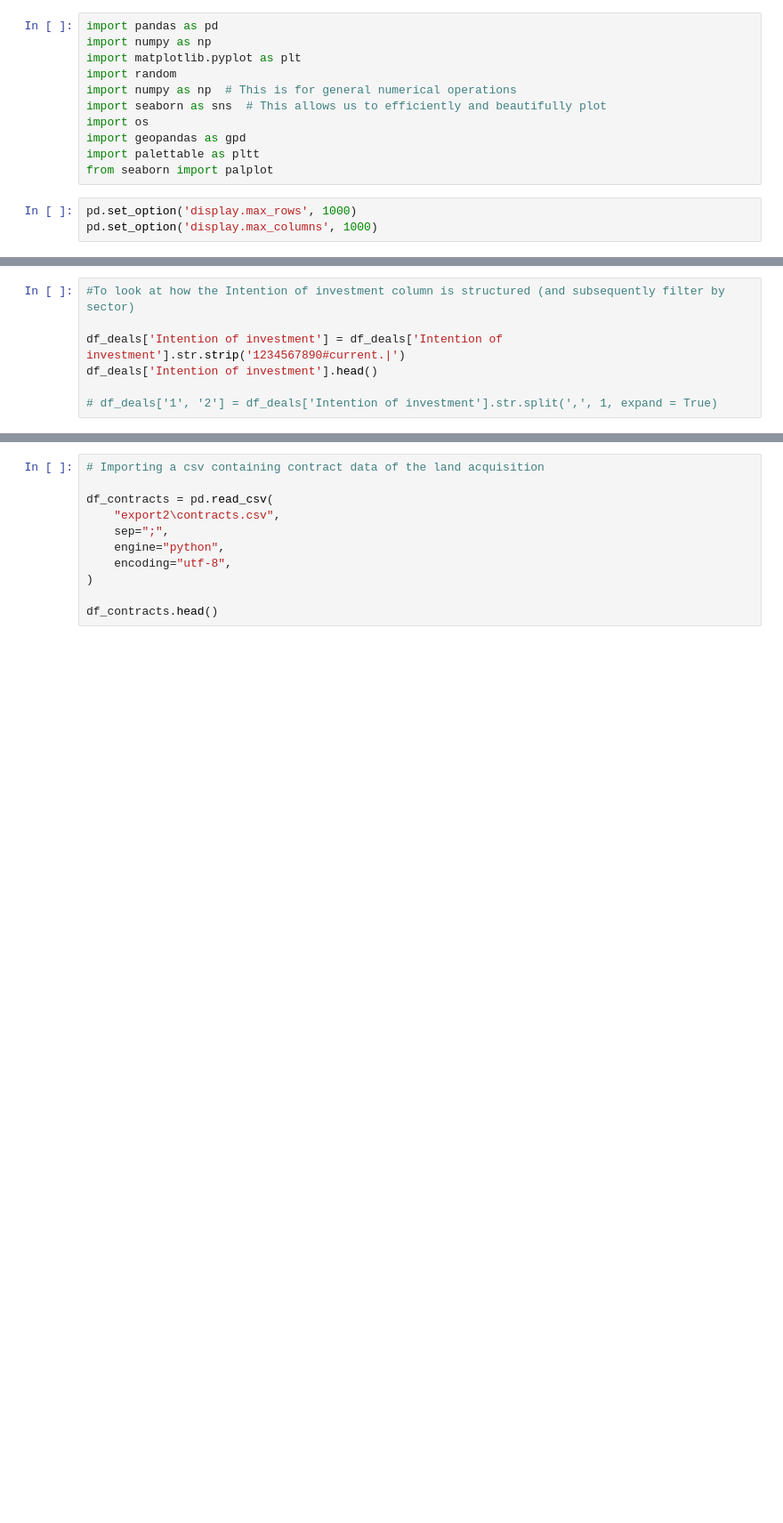
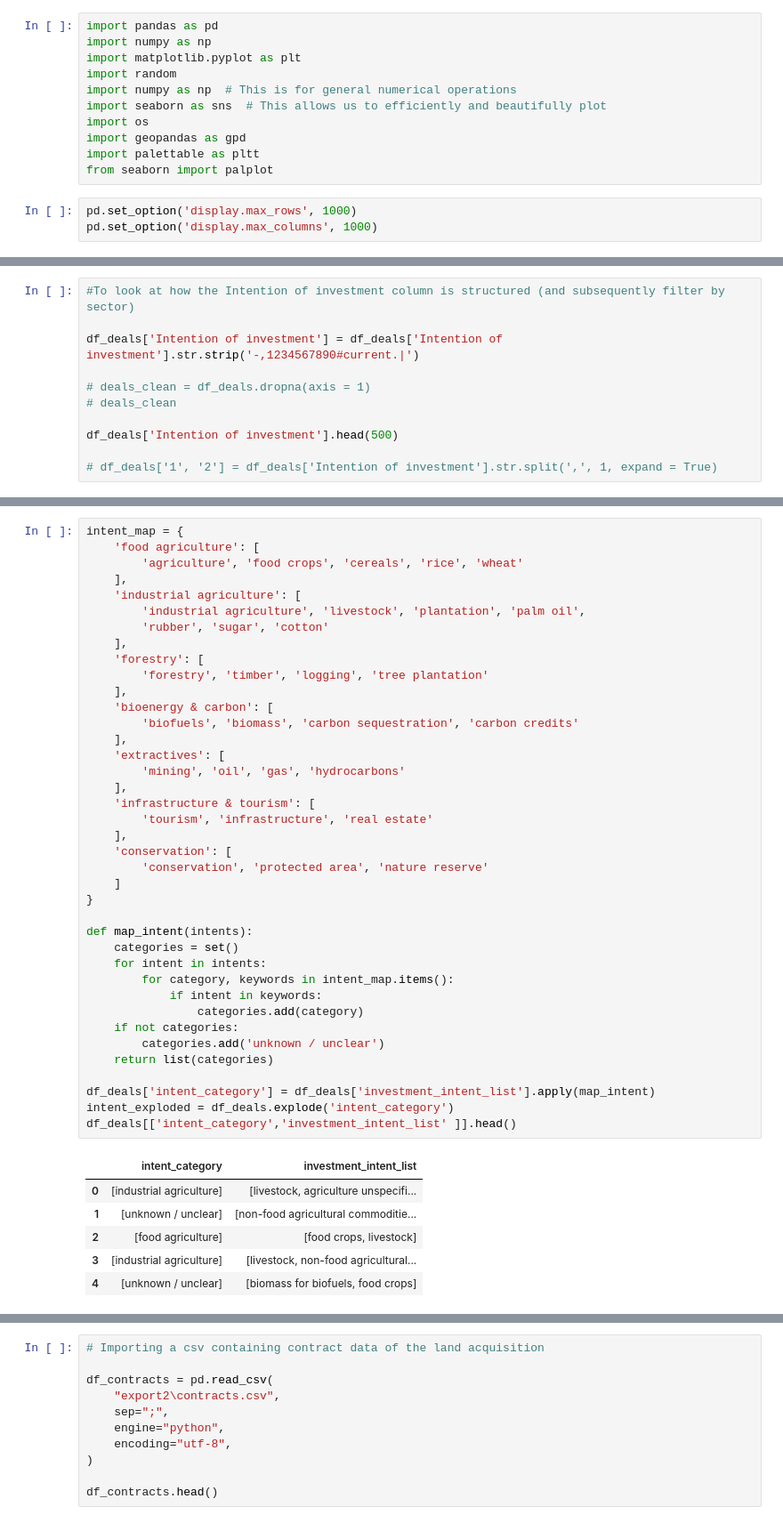
Before and after one commit to manzahn/Group-project-Data-Science-in-Space, a Jupyter notebook: Workfolder Landmatix/groupproject.ipynb, the cells around one changed output, grey strips where cells are left out. Shown at 89% size. Saved outputs shown, nothing was run; the diff lists cells and outputs as text; blank space fills up the shorter version.

```diff
--- a/Workfolder Landmatix/groupproject.ipynb
+++ b/Workfolder Landmatix/groupproject.ipynb
@@ -85,8 +86,12 @@ df_deals.groupby(['Target country'], group_keys = True)[['Deal ID']].count()
 # %%
 #To look at how the Intention of investment column is structured (and subsequently filter by sector)
 
-df_deals['Intention of investment'] = df_deals['Intention of investment'].str.strip('1234567890#current.|')
-df_deals['Intention of investment'].head()
+df_deals['Intention of investment'] = df_deals['Intention of investment'].str.strip('-,1234567890#current.|')
+
+# deals_clean = df_deals.dropna(axis = 1)
+# deals_clean
+
+df_deals['Intention of investment'].head(500)
 
 # df_deals['1', '2'] = df_deals['Intention of investment'].str.split(',', 1, expand = True)
 # %% [output]
@@ -99 +144,47 @@ Name: Intention of investment, dtype: object
+# %%
+intent_map = {
+    'food agriculture': [
+        'agriculture', 'food crops', 'cereals', 'rice', 'wheat'
+    ],
+    'industrial agriculture': [
+        'industrial agriculture', 'livestock', 'plantation', 'palm oil',
+        'rubber', 'sugar', 'cotton'
+    ],
+    'forestry': [
+        'forestry', 'timber', 'logging', 'tree plantation'
+    ],
+    'bioenergy & carbon': [
+        'biofuels', 'biomass', 'carbon sequestration', 'carbon credits'
+    ],
+    'extractives': [
+        'mining', 'oil', 'gas', 'hydrocarbons'
+    ],
+    'infrastructure & tourism': [
+        'tourism', 'infrastructure', 'real estate'
+    ],
+    'conservation': [
+        'conservation', 'protected area', 'nature reserve'
+    ]
+}
+
+def map_intent(intents):
+    categories = set()
+    for intent in intents:
+        for category, keywords in intent_map.items():
+            if intent in keywords:
+                categories.add(category)
+    if not categories:
+        categories.add('unknown / unclear')
+    return list(categories)
+
+df_deals['intent_category'] = df_deals['investment_intent_list'].apply(map_intent)
+intent_exploded = df_deals.explode('intent_category')
+df_deals[['intent_category','investment_intent_list' ]].head()
+# %% [output]
+|  | intent_category | investment_intent_list |
+| 0 | [industrial agriculture] | [livestock, agriculture unspecifi... |
+| 1 | [unknown / unclear] | [non-food agricultural commoditie... |
+| 2 | [food agriculture] | [food crops, livestock] |
+| 3 | [industrial agriculture] | [livestock, non-food agricultural... |
+| 4 | [unknown / unclear] | [biomass for biofuels, food crops] |
 # %%
```
Also changed, not shown: parts of 10 cells of this notebook.
